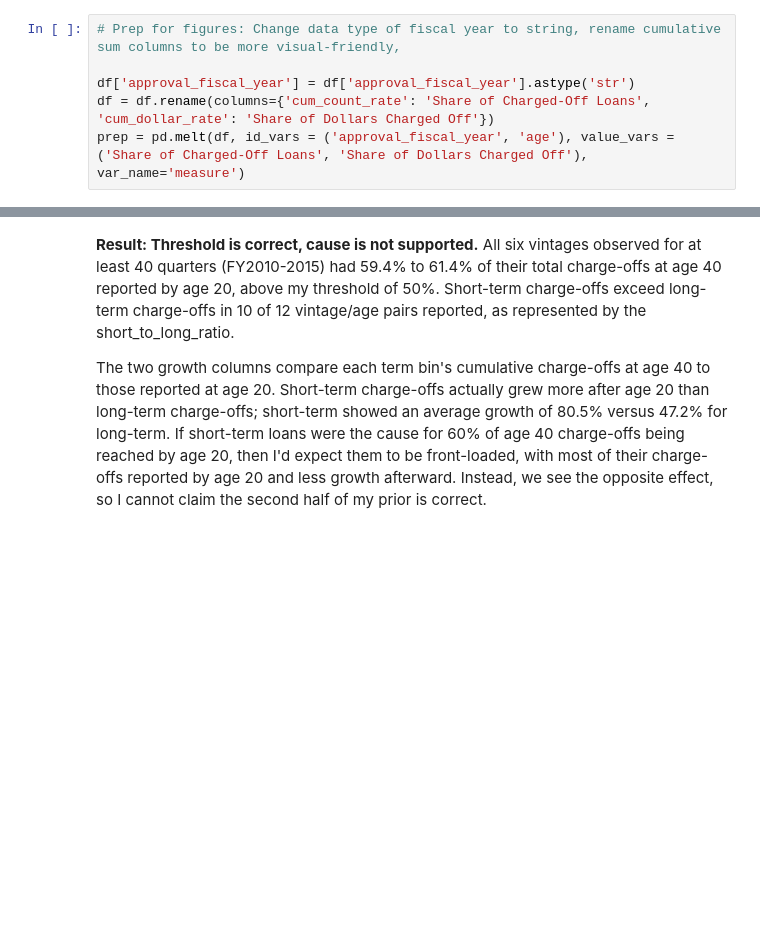
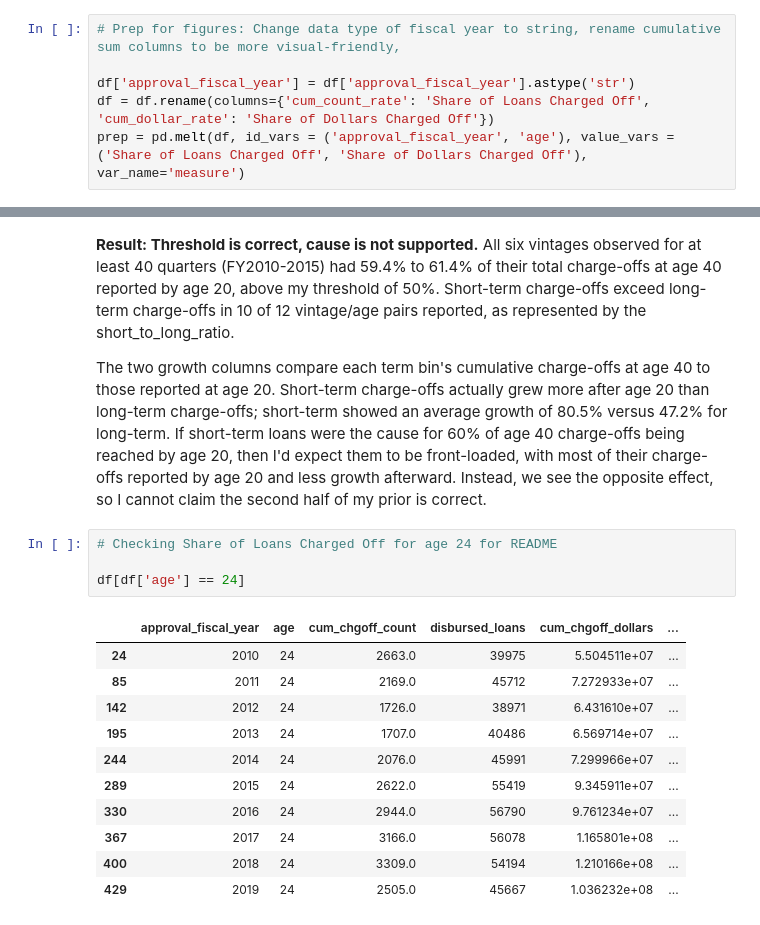
Before and after one commit to jaredhansen0128/sba-7a-credit-risk, a Jupyter notebook: notebooks/vc_graphs.ipynb, the cells around one changed output, grey strips where cells are left out. Saved outputs shown, nothing was run; the diff lists cells and outputs as text; blank space fills up the shorter version.

Commit message:
Notebooks: Add README checks

```diff
--- a/notebooks/vc_graphs.ipynb
+++ b/notebooks/vc_graphs.ipynb
@@ -23,5 +23,5 @@ df = pd.read_sql_table('vc_vintage_curves', engine, 'sba')
 # Prep for figures: Change data type of fiscal year to string, rename cumulative sum columns to be more visual-friendly,
 
 df['approval_fiscal_year'] = df['approval_fiscal_year'].astype('str')
-df = df.rename(columns={'cum_count_rate': 'Share of Charged-Off Loans', 'cum_dollar_rate': 'Share of Dollars Charged Off'})
-prep = pd.melt(df, id_vars = ('approval_fiscal_year', 'age'), value_vars = ('Share of Charged-Off Loans', 'Share of Dollars Charged Off'), var_name='measure')
+df = df.rename(columns={'cum_count_rate': 'Share of Loans Charged Off', 'cum_dollar_rate': 'Share of Dollars Charged Off'})
+prep = pd.melt(df, id_vars = ('approval_fiscal_year', 'age'), value_vars = ('Share of Loans Charged Off', 'Share of Dollars Charged Off'), var_name='measure')
@@ -338,3 +322,19 @@ np.float64(0.47160053729313756)
 **Result: Threshold is correct, cause is not supported.**  All six vintages observed for at least 40 quarters (FY2010-2015) had 59.4% to 61.4% of their total charge-offs at age 40 reported by age 20, above my threshold of 50%. Short-term charge-offs exceed long-term charge-offs in 10 of 12 vintage/age pairs reported, as represented by the short_to_long_ratio.
 
 The two growth columns compare each term bin's cumulative charge-offs at age 40 to those reported at age 20. Short-term charge-offs actually grew more after age 20 than long-term charge-offs; short-term showed an average growth of 80.5% versus 47.2% for long-term. If short-term loans were the cause for 60% of age 40 charge-offs being reached by age 20, then I'd expect them to be front-loaded, with most of their charge-offs reported by age 20 and less growth afterward. Instead, we see the opposite effect, so I cannot claim the second half of my prior is correct.
+# %%
+# Checking Share of Loans Charged Off for age 24 for README
+
+df[df['age'] == 24]
+# %% [output]
+|  | approval_fiscal_year | age | cum_chgoff_count | disbursed_loans | cum_chgoff_dollars | ... |
+| 24 | 2010 | 24 | 2663.0 | 39975 | 5.504511e+07 | ... |
+| 85 | 2011 | 24 | 2169.0 | 45712 | 7.272933e+07 | ... |
+| 142 | 2012 | 24 | 1726.0 | 38971 | 6.431610e+07 | ... |
+| 195 | 2013 | 24 | 1707.0 | 40486 | 6.569714e+07 | ... |
+| 244 | 2014 | 24 | 2076.0 | 45991 | 7.299966e+07 | ... |
+| 289 | 2015 | 24 | 2622.0 | 55419 | 9.345911e+07 | ... |
+| 330 | 2016 | 24 | 2944.0 | 56790 | 9.761234e+07 | ... |
+| 367 | 2017 | 24 | 3166.0 | 56078 | 1.165801e+08 | ... |
+| 400 | 2018 | 24 | 3309.0 | 54194 | 1.210166e+08 | ... |
+| 429 | 2019 | 24 | 2505.0 | 45667 | 1.036232e+08 | ... |
```
Also changed, not shown: parts of 8 cells of this notebook.
